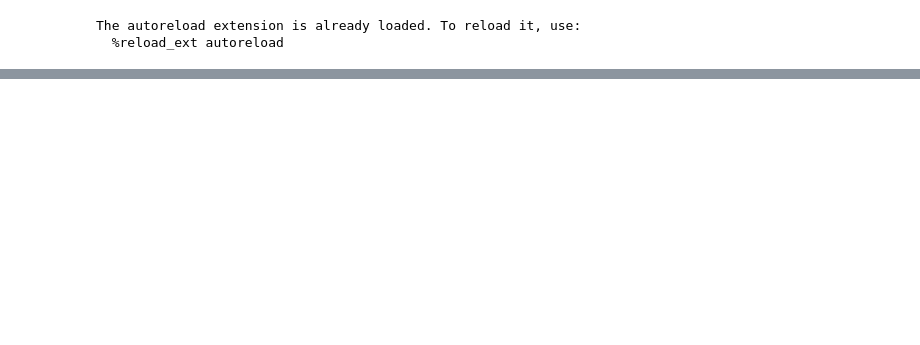
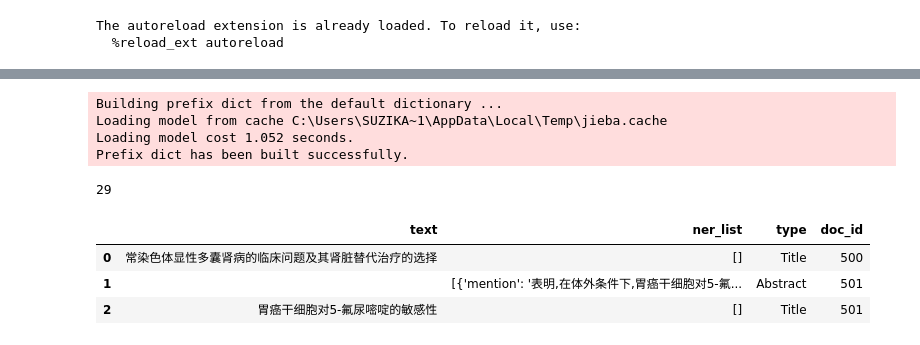
Before and after one commit to AyanMeow/TIANCHIchampion, a Jupyter notebook: 医疗论文/dp2W2.ipynb, the cells around one changed output, grey strips where cells are left out. Cells and saved outputs as stored; diff of their text form; code cells hidden in the pictures; blank space fills up the shorter version.

```diff
--- a/医疗论文/dp2W2.ipynb
+++ b/医疗论文/dp2W2.ipynb
@@ -39,7 +39,7 @@ for i in range(0,lens):
             l=text.index(entity)
             r=l+len(entity)
             index=[j for j in range(l,r)]
-            type=n['label']
+            type=n['label'][0]
             ner.append({
                 'index':index,
                 'type':type,
@@ -57,9 +57,14 @@ for i in range(0,lens):
             'word':word,
         })
 result_json=json.dumps(result,ensure_ascii = False)
-with open('./datasets/w2ner/title_train.json','w',encoding='utf-8')as f:
+with open('./datasets/w2ner/train.json','w',encoding='utf-8')as f:
     f.write(result_json)
     f.close()
+# %% [output]
+Building prefix dict from the default dictionary ...
+Loading model from cache C:\Users\SUZIKA~1\AppData\Local\Temp\jieba.cache
+Loading model cost 1.052 seconds.
+Prefix dict has been built successfully.
 # %%
 bigcat=[]
 title_ner=[]
@@ -141,0 +149,14 @@ analyse.extract_tags(ttt,topK=30)
+# %%
+ids=tt('乌拉地尔复合艾司洛尔控制[MASK]在高血压患者脊柱手术中的应用')['input_ids']
+len(ids)
+# %% [output]
+29
+# %%
+df_test=pd.read_json('./datasets/test.json')
+lenst=len(df_test)
+df_test.head(3)
+# %% [output]
+|  | text | ner_list | type | doc_id |
+| 0 | 常染色体显性多囊肾病的临床问题及其肾脏替代治疗的选择 | [] | Title | 500 |
+| 1 |  | [{'mention': '表明,在体外条件下,胃癌干细胞对5-氟... | Abstract | 501 |
+| 2 | 胃癌干细胞对5-氟尿嘧啶的敏感性 | [] | Title | 501 |
```
Also changed, not shown: parts of 5 cells of this notebook, 8 other files.
